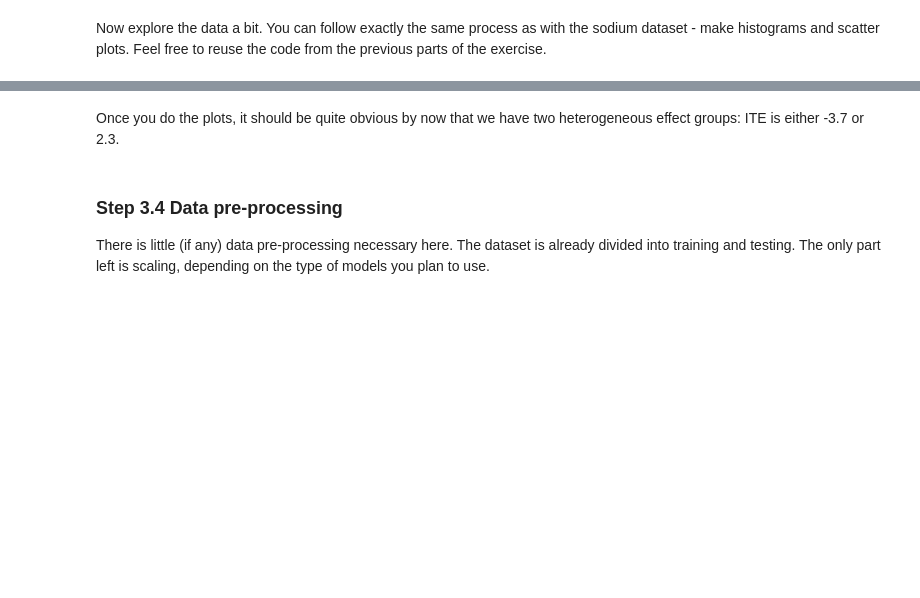
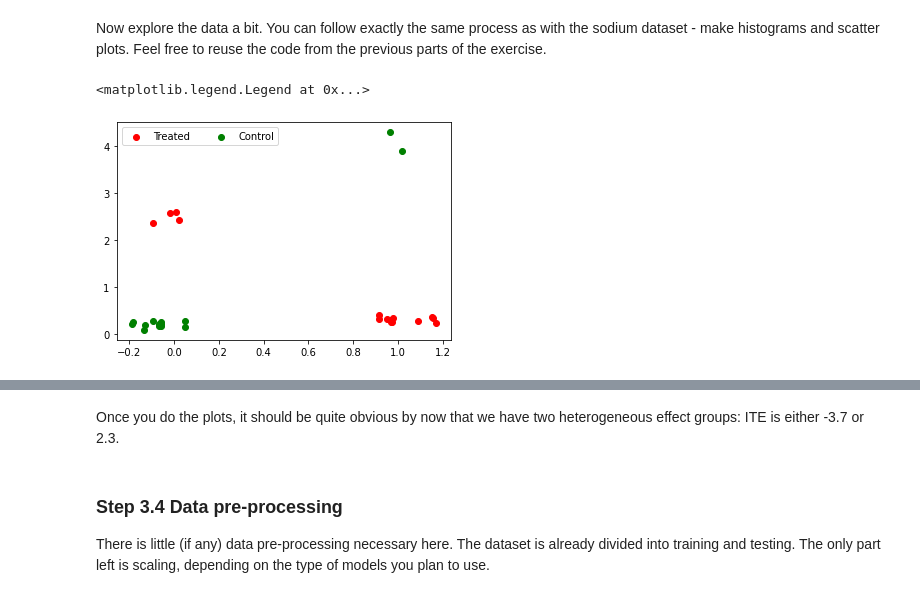
Before and after one commit to cyberanalyst268/Data-Science-and-Decision-Making, a Jupyter notebook: Unit_4_Causal_Inference.ipynb, the cells around one changed output, grey strips where cells are left out. Cells and saved outputs as stored; diff of their text form; code cells hidden in the pictures; blank space fills up the shorter version.

```diff
--- a/Unit_4_Causal_Inference.ipynb
+++ b/Unit_4_Causal_Inference.ipynb
@@ -513,0 +541,24 @@ Now explore the data a bit. You can follow exactly the same process as with the
+# %%
+# Scatter plots - feel free to reuse the code from the sodium example.
+# Hint: use DataFrame.loc to access treated and control units, or store the columns as numpy arrays.
+
+hte_train = pd.read_csv('hte_train.csv')
+hte_test = pd.read_csv('hte_test.csv')
+
+X_hte = hte_train['x'].to_numpy().reshape(-1, 1)
+T_hte = hte_train['t'].to_numpy().reshape(-1, 1)
+Y_hte = hte_train['y'].to_numpy().reshape(-1, 1)
+ite_hte = hte_train['ite']
+
+X_hte_test = hte_test['x'].to_numpy().reshape(-1, 1)
+T_hte_test = hte_test['t'].to_numpy().reshape(-1, 1)
+Y_hte_test = hte_test['y'].to_numpy().reshape(-1, 1)
+ite_hte_test = hte_test['ite']
+
+limit = 200
+plt.scatter(X_hte[T_hte == 1][:limit], Y_hte[T_hte == 1][:limit], c = "r", label = "Treated")
+plt.scatter(X_hte[T_hte == 0][:limit], Y_hte[T_hte == 0][:limit], c = "g", label = "Control")
+plt.legend(ncol=2)
+# %% [output]
+<matplotlib.legend.Legend at 0x...>
+[figure, added]
```
Also changed, not shown: parts of 29 cells of this notebook.
